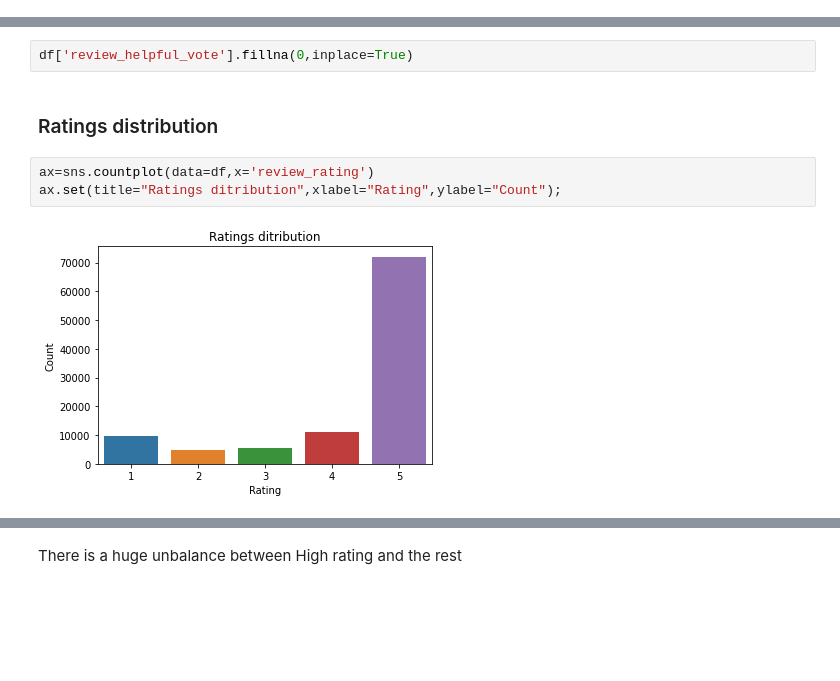
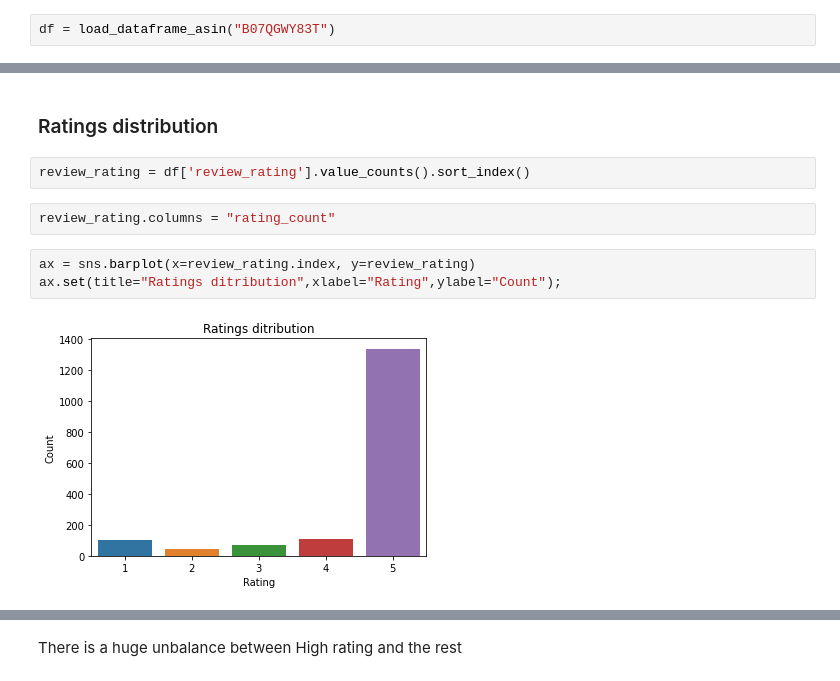
Before and after one commit to PietroDona/SentimentAnalysisAmazonMerchant, a Jupyter notebook: SentimentAnalysis/EDA.ipynb, the cells around one changed output, grey strips where cells are left out. Cells and saved outputs as stored; diff of their text form; blank space fills up the shorter version.

```diff
--- a/SentimentAnalysis/EDA.ipynb
+++ b/SentimentAnalysis/EDA.ipynb
@@ -33,3 +15,5 @@ df.columns = ['merchant_token', 'merchant_name', 'product_asin', 'product_name',
+# %%
+df = load_dataframe_asin("B07QGWY83T")
 # %% [markdown]
 # Basic EDA
 # %% [markdown]
@@ -81,9 +43,11 @@ Data is fairly complete (we scraped it), the only feature with missing data is t
-# %%
-df['review_helpful_vote'].fillna(0,inplace=True)
 # %% [markdown]
 ### Ratings distribution
+# %%
+review_rating = df['review_rating'].value_counts().sort_index()
+# %%
+review_rating.columns = "rating_count"
 # %%
-ax=sns.countplot(data=df,x='review_rating')
+ax = sns.barplot(x=review_rating.index, y=review_rating)
 ax.set(title="Ratings ditribution",xlabel="Rating",ylabel="Count");
 # %% [output]
-[figure, old version]
+[figure, new version]
```
Also changed, not shown: parts of 19 cells of this notebook, 23 other files.
